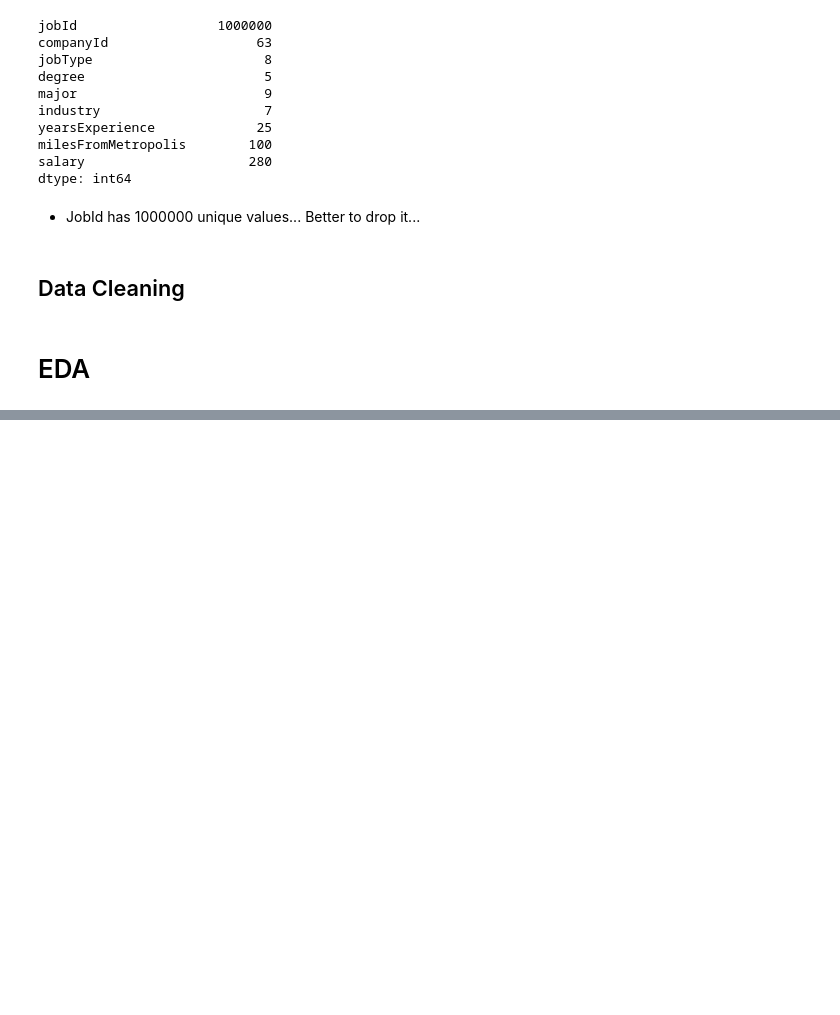
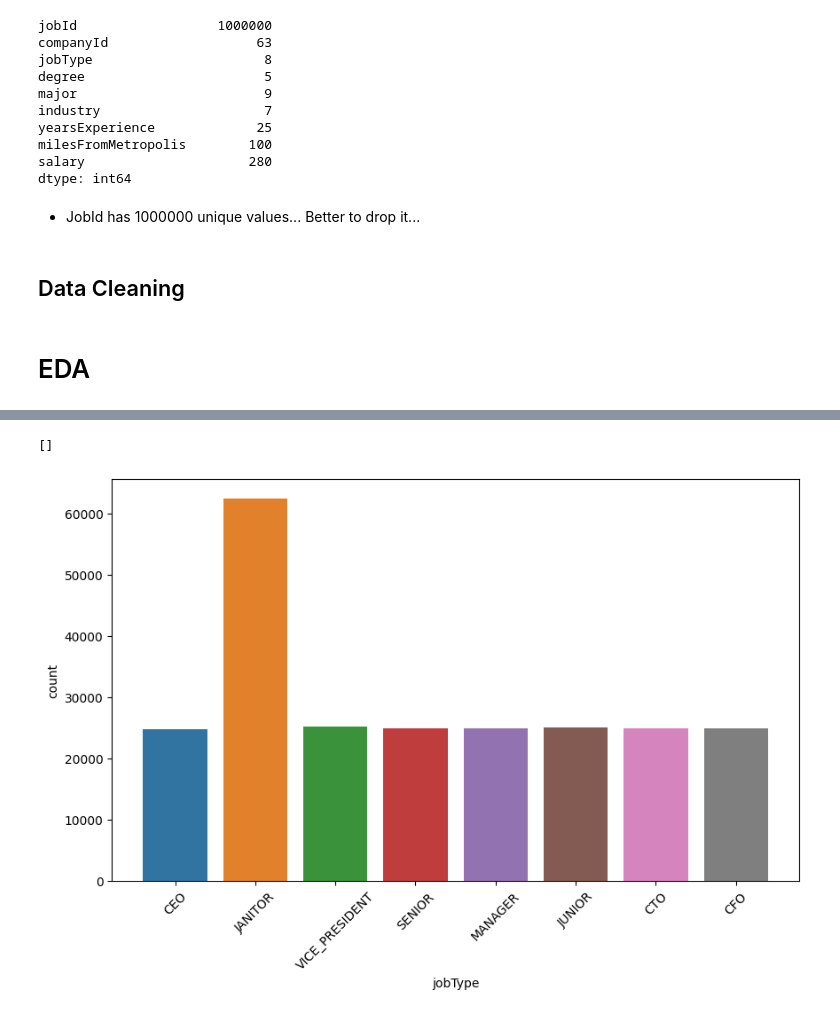
Before and after one commit to anupstar100/Employee-Salaries, a Jupyter notebook: Employee_Salary_EDA.ipynb, the cells around one changed output, grey strips where cells are left out. Saved outputs shown, nothing was run; the diff lists cells and outputs as text; code cells hidden in the pictures; blank space fills up the shorter version.

```diff
--- a/Employee_Salary_EDA.ipynb
+++ b/Employee_Salary_EDA.ipynb
@@ -167,0 +205,4 @@ Index(['companyId', 'jobType', 'degree', 'major', 'industry',
+# %%
+# data with just high school
+high_school_df = df[df['degree'] == 'HIGH_SCHOOL']
+high_school_df.head()
@@ -167,0 +216,9 @@ Index(['companyId', 'jobType', 'degree', 'major', 'industry',
+# %%
+# plotting count different types of jobs in high_school_df
+plt.figure(figsize = (10, 6))
+sns.countplot(high_school_df['jobType'])
+plt.xticks(rotation = 45)
+plt.plot()
+# %% [output]
+[]
+[figure, added]
```
Also changed, not shown: parts of 33 cells of this notebook.
